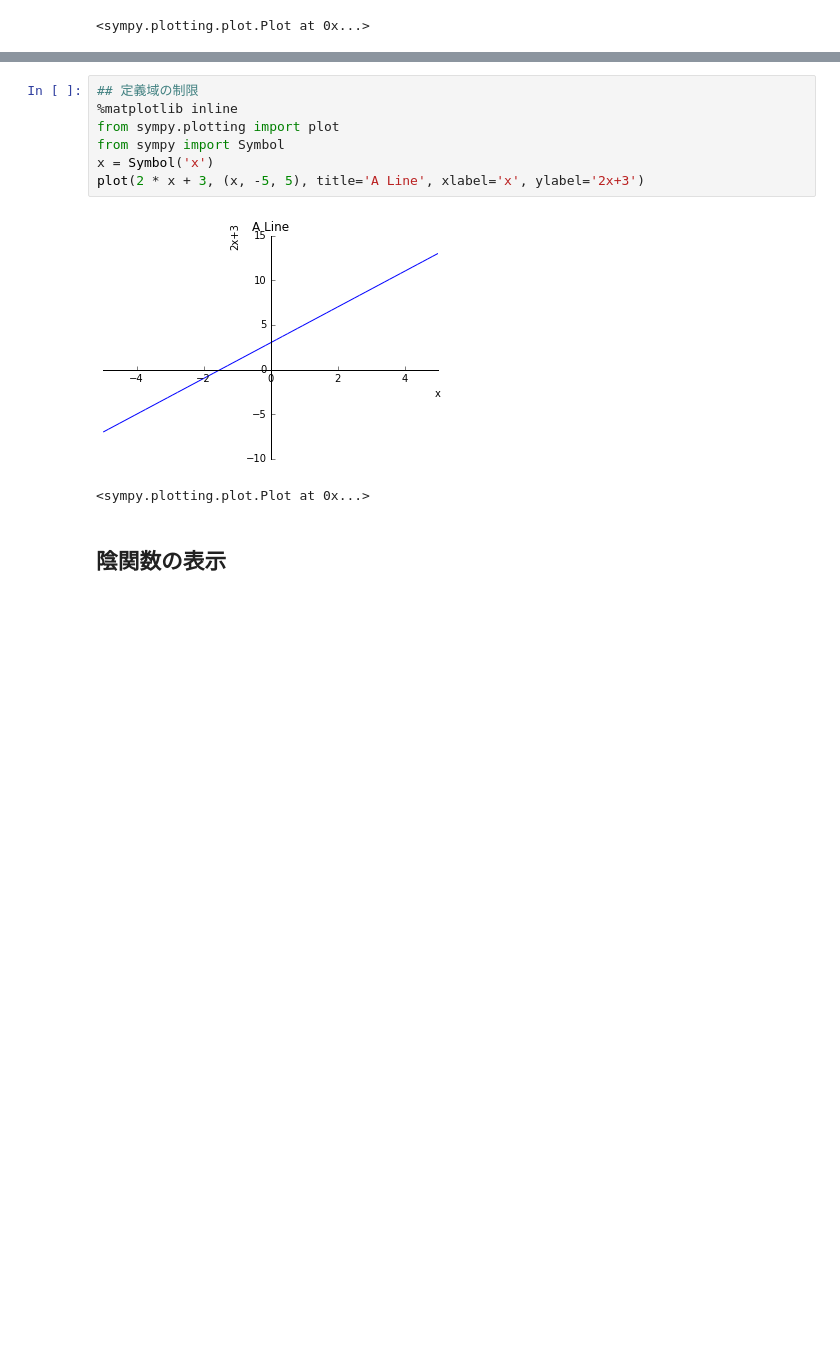
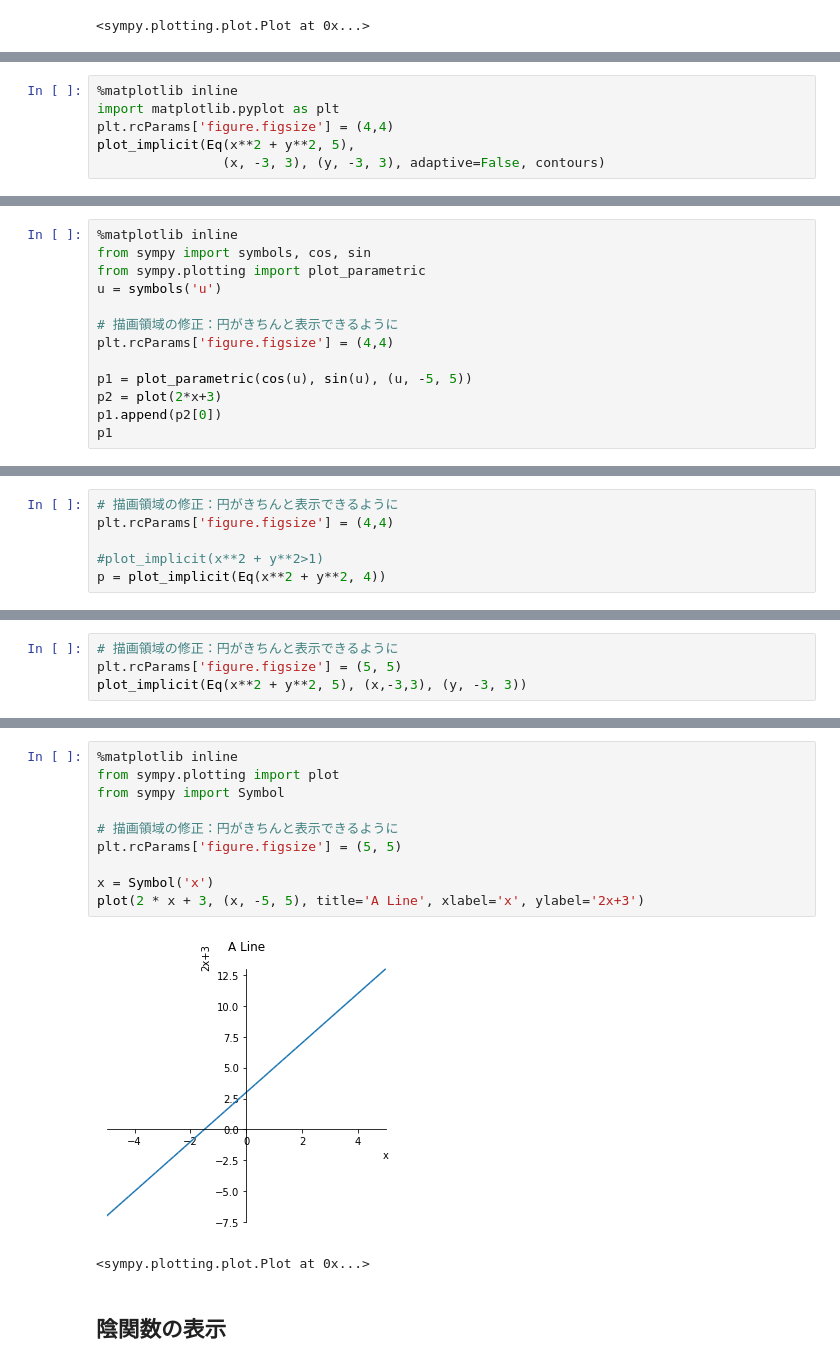
Before and after one commit to phasetr/mathcodes, a Jupyter notebook: jupyter/math_simple_symbolic_algebra.ipynb, the cells around one changed output, grey strips where cells are left out. Saved outputs shown, nothing was run; the diff lists cells and outputs as text; blank space fills up the shorter version.

```diff
--- a/jupyter/math_simple_symbolic_algebra.ipynb
+++ b/jupyter/math_simple_symbolic_algebra.ipynb
@@ -285,0 +580,6 @@ plot(2 * x + 3)
+# %%
+%matplotlib inline
+import matplotlib.pyplot as plt
+plt.rcParams['figure.figsize'] = (4,4)
+plot_implicit(Eq(x**2 + y**2, 5),
+                (x, -3, 3), (y, -3, 3), adaptive=False, contours)
@@ -285,0 +639,13 @@ plot(2 * x + 3)
+# %%
+%matplotlib inline
+from sympy import symbols, cos, sin
+from sympy.plotting import plot_parametric
+u = symbols('u')
+
+# 描画領域の修正：円がきちんと表示できるように
+plt.rcParams['figure.figsize'] = (4,4)
+
+p1 = plot_parametric(cos(u), sin(u), (u, -5, 5))
+p2 = plot(2*x+3)
+p1.append(p2[0])
+p1
@@ -285,0 +681,6 @@ plot(2 * x + 3)
+# %%
+# 描画領域の修正：円がきちんと表示できるように
+plt.rcParams['figure.figsize'] = (4,4)
+
+#plot_implicit(x**2 + y**2>1)
+p = plot_implicit(Eq(x**2 + y**2, 4))
@@ -285,0 +689,4 @@ plot(2 * x + 3)
+# %%
+# 描画領域の修正：円がきちんと表示できるように
+plt.rcParams['figure.figsize'] = (5, 5)
+plot_implicit(Eq(x**2 + y**2, 5), (x,-3,3), (y, -3, 3))
@@ -286,12 +783,15 @@ plot(2 * x + 3)
 # %%
-## 定義域の制限
 %matplotlib inline
 from sympy.plotting import plot
 from sympy import Symbol
+
+# 描画領域の修正：円がきちんと表示できるように
+plt.rcParams['figure.figsize'] = (5, 5)
+
 x = Symbol('x')
 plot(2 * x + 3, (x, -5, 5), title='A Line', xlabel='x', ylabel='2x+3')
 # %% [output]
-[figure, old version]
+[figure, new version]
 <sympy.plotting.plot.Plot at 0x...>
 # %% [markdown]
 ## 陰関数の表示
```
Also changed, not shown: parts of 142 cells of this notebook, 33 other files.
